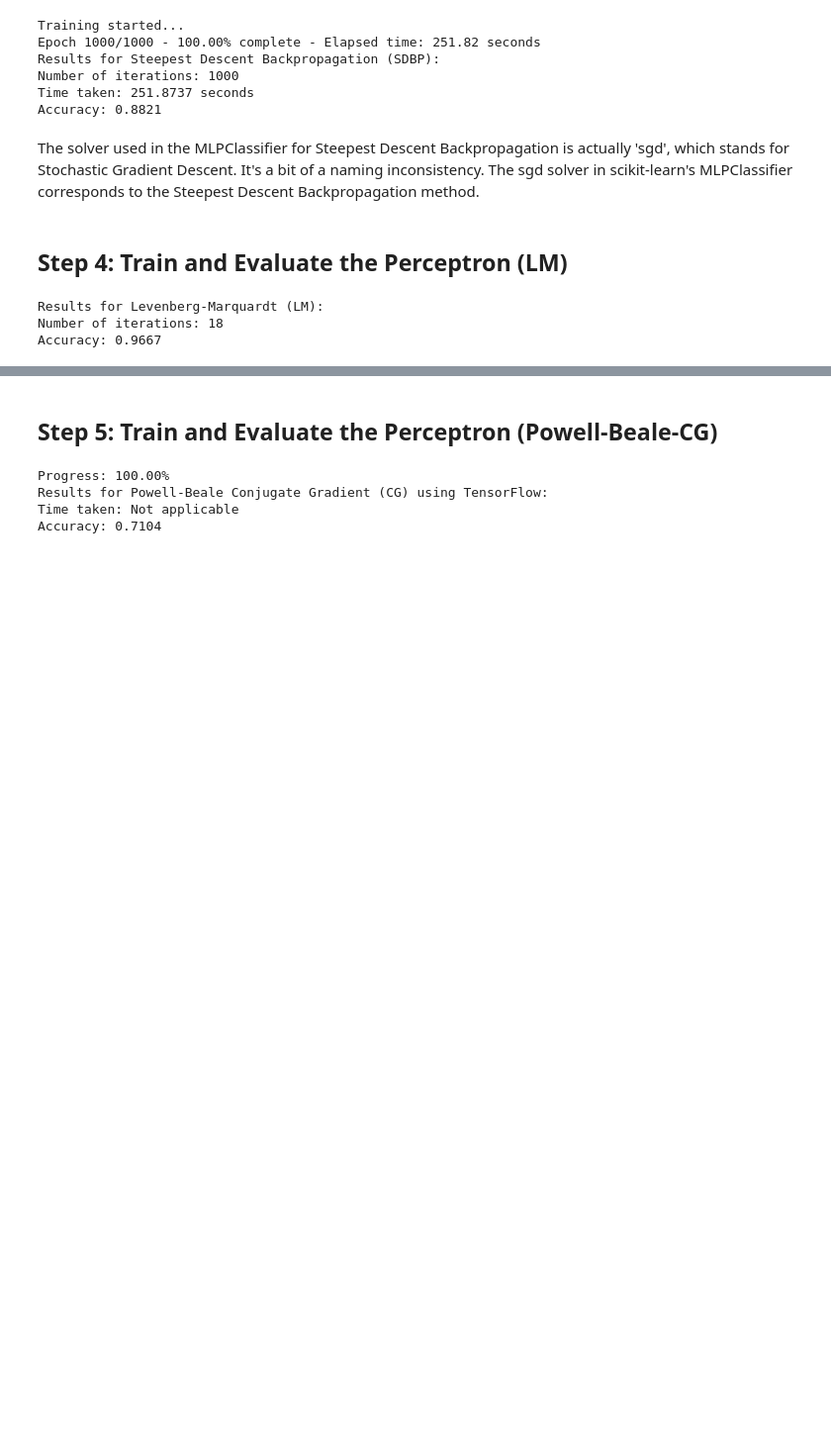
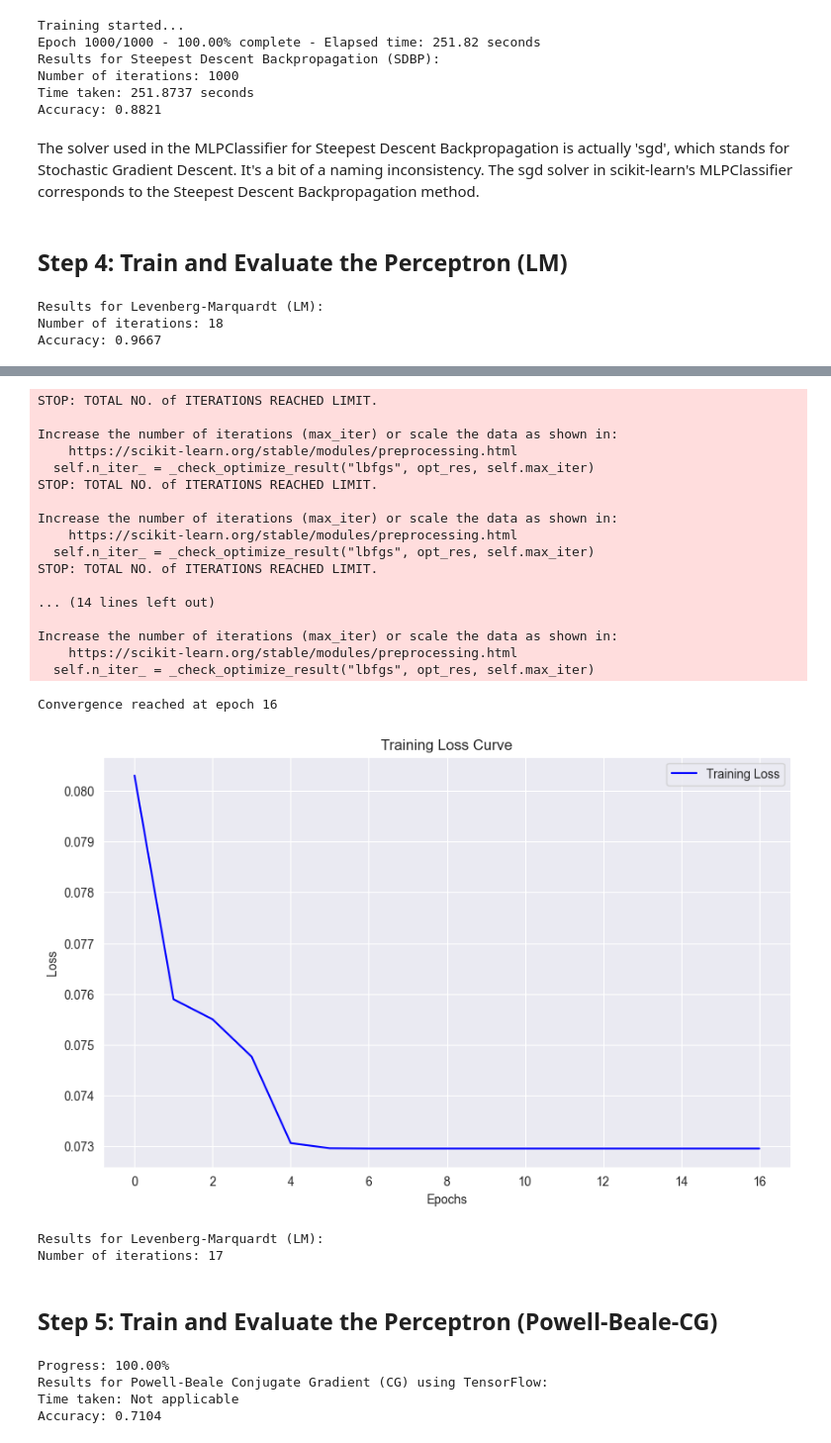
Before and after one commit to SMSajadi99/Nerual-Network, a Jupyter notebook: assinments/2/HW02_MultiLayerPerceptron_IRIS.ipynb, the cells around one changed output, grey strips where cells are left out. Shown at 99% size. Drawn from its saved outputs; the diff is of its cells as text; code cells hidden in the pictures; blank space fills up the shorter version.

```diff
--- a/assinments/2/HW02_MultiLayerPerceptron_IRIS.ipynb
+++ b/assinments/2/HW02_MultiLayerPerceptron_IRIS.ipynb
@@ -76,8 +76,13 @@ plt.show()
 ## Step 2: Split Data into Training and Testing Sets
 # %%
 # Features (X) and target variable (y)
-X = iris_df.drop('species', axis=1)
-y = iris_df['species']
+iris_df.loc[iris_df['species']=='setosa','species']=0
+iris_df.loc[iris_df['species']=='versicolor','species']=1
+iris_df.loc[iris_df['species']=='virginica','species'] = 2
+
+y = np.array(iris_df['species'])
+X = np.array(iris_df[['sepal_length','sepal_width',
+                                'petal_length', 'petal_width']])
 
 # Split the data into training and testing sets (80% train, 20% test)
 X_train, X_test, y_train, y_test = train_test_split(X, y, test_size=0.1, random_state=42)
@@ -221,3 +195,65 @@ Accuracy: 0.8806
+# %%
+import numpy as np
+import matplotlib.pyplot as plt
+from sklearn.neural_network import MLPRegressor
+
+# Create the MLPRegressor with a single hidden layer and LBFGS solver
+mlp_lm = MLPRegressor(hidden_layer_sizes=(5,), solver='lbfgs', max_iter=100, random_state=42, warm_start=True)
+
+# Training
+losses = []  # to store the loss at each epoch
+epochs = 100  # set the desired number of epochs
+convergence_threshold = 1e-5  # set your convergence threshold
+
+for epoch in range(epochs):
+    mlp_lm.fit(X_train, y_train)
+    losses.append(mlp_lm.loss_)
+
+    # Check for convergence
+    if epoch > 15 and np.abs(losses[-1] - losses[-2]) < convergence_threshold:
+        print(f"Convergence reached at epoch {epoch}")
+        break
+
+# Plot the loss curve
+plt.figure(figsize=(10, 6))
+plt.plot(losses, label='Training Loss', color='blue')
+plt.title('Training Loss Curve')
+plt.xlabel('Epochs')
+plt.ylabel('Loss')
+plt.legend()
+plt.show()
+
+# Predictions
+y_pred_lm = mlp_lm.predict(X_test)
+
+# Number of iterations
+iterations_lm = epoch + 1  # epoch is 0-based, so add 1
+
+# Print the results
+print("\nResults for Levenberg-Marquardt (LM):")
+print(f"Number of iterations: {iterations_lm}")
+# %% [output]
+STOP: TOTAL NO. of ITERATIONS REACHED LIMIT.
+
+Increase the number of iterations (max_iter) or scale the data as shown in:
+    https://scikit-learn.org/stable/modules/preprocessing.html
+  self.n_iter_ = _check_optimize_result("lbfgs", opt_res, self.max_iter)
+STOP: TOTAL NO. of ITERATIONS REACHED LIMIT.
+
+Increase the number of iterations (max_iter) or scale the data as shown in:
+    https://scikit-learn.org/stable/modules/preprocessing.html
+  self.n_iter_ = _check_optimize_result("lbfgs", opt_res, self.max_iter)
+STOP: TOTAL NO. of ITERATIONS REACHED LIMIT.
+
+... (14 lines left out)
+
+Increase the number of iterations (max_iter) or scale the data as shown in:
+    https://scikit-learn.org/stable/modules/preprocessing.html
+  self.n_iter_ = _check_optimize_result("lbfgs", opt_res, self.max_iter)
+Convergence reached at epoch 16
+[figure, added]
+Results for Levenberg-Marquardt (LM):
+Number of iterations: 17
 # %% [markdown]
 ## Step 5: Train and Evaluate the Perceptron (Powell-Beale-CG)
 # %%
```
Also changed, not shown: parts of 10 cells of this notebook.
